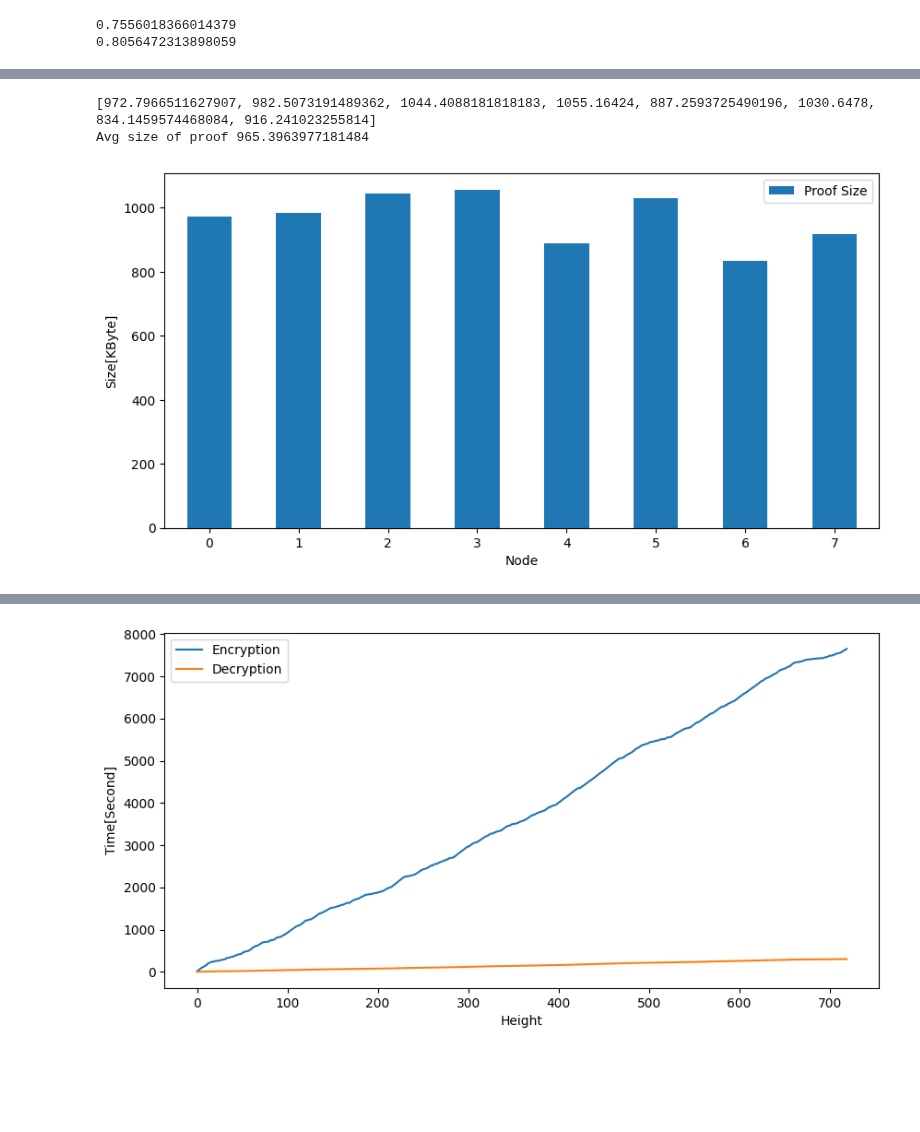
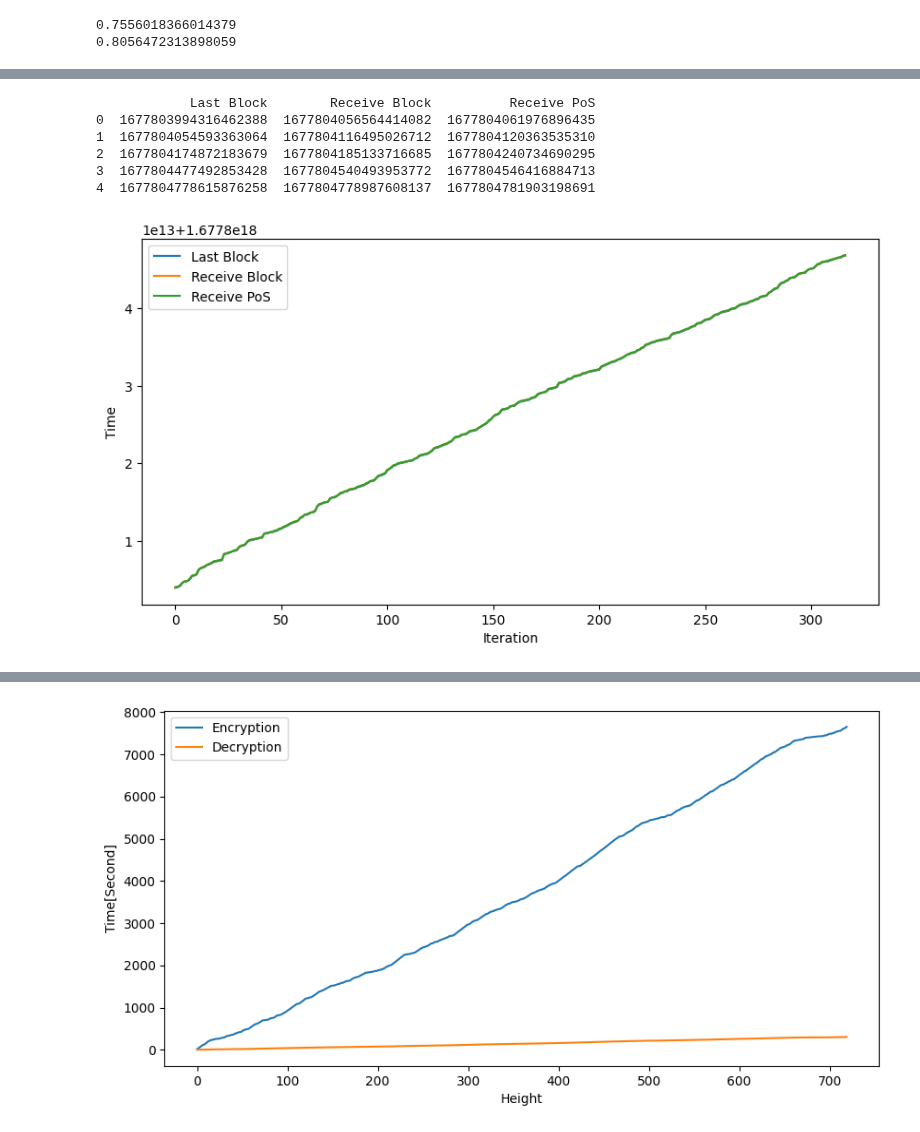
Before and after one commit to JunwookHeo/bcsos, a Jupyter notebook: python_utils/VisualPoS.ipynb, the cells around one changed output, grey strips where cells are left out. Saved outputs shown, nothing was run; the diff lists cells and outputs as text; code cells hidden in the pictures; blank space fills up the shorter version.

Commit message:
Check hash of the last block and Proof of Starks

```diff
--- a/python_utils/VisualPoS.ipynb
+++ b/python_utils/VisualPoS.ipynb
@@ -68,8 +68,8 @@ print(fairnessnorm(values_list[1]))
 import os
 
 #PATH = "../blockchainnode/db_nodes"
-# PATH = "/Users/jwheo/Projects/bcsos/PoS_20221130_083413"
-PATH = "/Users/jwheo/Projects/bcsos/PoS_20230215_081609"
+# PATH = "../PoS_20221130_083413"
+PATH = "../PoS_Starks_20230306_081250"
 
 fdbs = [os.path.join(PATH, f) for f in os.listdir(PATH) if f.split(".")[-1] == 'db']
 if len(fdbs) == 0:
@@ -132,27 +130,27 @@ for i, df in enumerate(dfs):
 
 dfs = load_data_from_db(fdbs, 'veriftbl')
 veriffwd = []
-verifrev = []
+# verifrev = []
 for i, df in enumerate(dfs):
     veriffwd.append(df['timeveriffwd'].mean()/unit)
-    verifrev.append(df['timeverifrev'].mean()/unit)
+    # verifrev.append(df['timeverifrev'].mean()/unit)
 # print(veriffwd)
 # print(verifrev)
 
-ch_list = [proof, veriffwd, verifrev]
+ch_list = [proof, veriffwd]
 bdf = pd.DataFrame(ch_list).transpose()
-bdf.columns = ['Proof', 'Verify(Forward)', 'Verify(Backward)']
+bdf.columns = ['Proof', 'Verify']
 ax = bdf.plot.bar(rot=0, figsize=(10, 5))
 plt.xlabel("Node")
 plt.ylabel("Time[msec]")
 # plt.legend(loc='right')
-ax.set_yscale('log')
+# ax.set_yscale('log')
 ax.legend(loc='upper center', bbox_to_anchor=(0.5, 1.1),
           fancybox=True, shadow=False, ncol=5)
 
 plt.savefig('Avg_Time_Proof_Verify.png', dpi=300, bbox_inches='tight')
 
 print('Avg Proof[msec]', sum(proof)/len(proof))
-print('Avg Verif Fwd[msec]', sum(veriffwd)/len(veriffwd))
-print('Avg Verif Back[msec]', sum(verifrev)/len(verifrev))
+print('Avg Verif[msec]', sum(veriffwd)/len(veriffwd))
+# print('Avg Verif Back[msec]', sum(verifrev)/len(verifrev))
 # %% [output]
@@ -163,24 +175,35 @@ Avg Verif Back[msec] 841.9852126287291
 # %%
 # Avg. Size chart for proof
 from matplotlib import pyplot as plt
 
 unit = 1000 #kbyte
-dfs = load_data_from_db(fdbs, 'prooftbl')
-proof = []
+dfs = load_data_from_db(fdbs, 'veriftbl')
+timelastblock = []
+timercvlastblock = []
+timercvpos = []
 for i, df in enumerate(dfs):
-    proof.append(df['sizegenproof'].mean()/unit)
-print(proof)
+    timelastblock.append(df['timelastblock'])
+    timercvlastblock.append(df['timercvlastblock'])
+    timercvpos.append(df['timercvpos'])
 
-ch_list = [proof]
+ch_list = [timelastblock[0], timercvlastblock[0], timercvpos[0]]
 bdf = pd.DataFrame(ch_list).transpose()
-bdf.columns = ['Proof Size']
-ax = bdf.plot.bar(rot=0, figsize=(10, 5))
-plt.xlabel("Node")
-plt.ylabel("Size[KByte]")
-plt.savefig('Avg_Size_Proof.png', dpi=300, bbox_inches='tight')
+bdf.columns = ['Last Block', 'Receive Block', 'Receive PoS']
 
-print('Avg size of proof', sum(proof)/len(proof))
+tdf['T1'] = bdf['Receive PoS'] - bdf['Last Block']
+tdf['T2'] = bdf['Receive PoS'] - bdf['Receive Block']
+
+ax = bdf.plot.line(figsize=(10, 5))
+plt.xlabel("Iteration")
+plt.ylabel("Time")
+plt.savefig('Verifcation_Time.png', dpi=300, bbox_inches='tight')
+
+# print('Avg size of proof', sum(proof)/len(proof))
 # %% [output]
-[972.7966511627907, 982.5073191489362, 1044.4088181818183, 1055.16424, 887.2593725490196, 1030.6478, 834.1459574468084, 916.241023255814]
-Avg size of proof 965.3963977181484
+            Last Block        Receive Block          Receive PoS
+0  1677803994316462388  1677804056564414082  1677804061976896435
+1  1677804054593363064  1677804116495026712  1677804120363535310
+2  1677804174872183679  1677804185133716685  1677804240734690295
+3  1677804477492853428  1677804540493953772  1677804546416884713
+4  1677804778615876258  1677804778987608137  1677804781903198691
-[figure, old version]
+[figure, new version]
```
Also changed, not shown: parts of 7 cells of this notebook, 1 other file.
